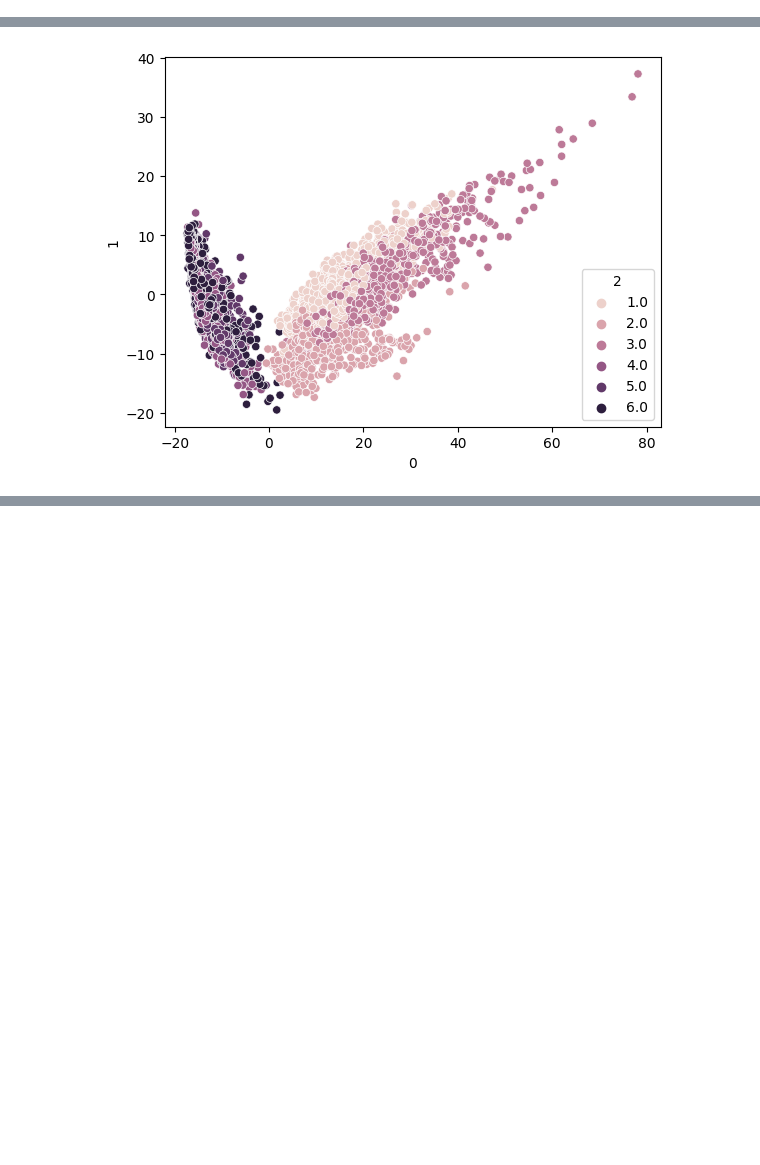
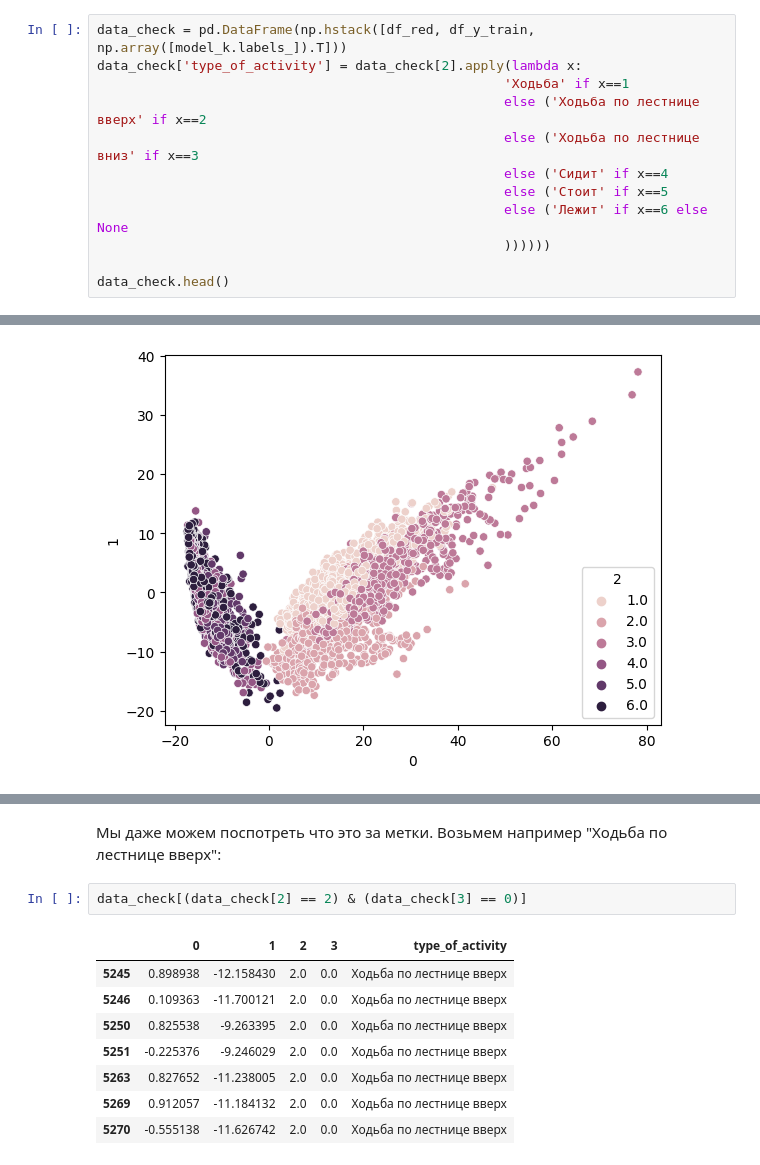
Before and after one commit to W1llAnn/1tdata-homework, a Jupyter notebook: 2.5 - homework PRO.ipynb, the cells around one changed output, grey strips where cells are left out. Cells and saved outputs as stored; diff of their text form; blank space fills up the shorter version.

```diff
--- a/2.5 - homework PRO.ipynb
+++ b/2.5 - homework PRO.ipynb
@@ -283,0 +278,12 @@ array([5., 4., 6., 1., 3., 2.])
+# %%
+data_check = pd.DataFrame(np.hstack([df_red, df_y_train, np.array([model_k.labels_]).T]))
+data_check['type_of_activity'] = data_check[2].apply(lambda x:
+                                                    'Ходьба' if x==1
+                                                    else ('Ходьба по лестнице вверх' if x==2
+                                                    else ('Ходьба по лестнице вниз' if x==3
+                                                    else ('Сидит' if x==4
+                                                    else ('Стоит' if x==5
+                                                    else ('Лежит' if x==6 else None
+                                                    ))))))
+
+data_check.head()
@@ -292,0 +323,13 @@ sns.scatterplot(data=data_check, x=data_check[0], y=data_check[1], hue=data_chec
+# %% [markdown]
+Мы даже можем поспотреть что это за метки. Возьмем например "Ходьба по лестнице вверх":
+# %%
+data_check[(data_check[2] == 2) & (data_check[3] == 0)]
+# %% [output]
+|  | 0 | 1 | 2 | 3 | type_of_activity |
+| 5245 | 0.898938 | -12.158430 | 2.0 | 0.0 | Ходьба по лестнице вверх |
+| 5246 | 0.109363 | -11.700121 | 2.0 | 0.0 | Ходьба по лестнице вверх |
+| 5250 | 0.825538 | -9.263395 | 2.0 | 0.0 | Ходьба по лестнице вверх |
+| 5251 | -0.225376 | -9.246029 | 2.0 | 0.0 | Ходьба по лестнице вверх |
+| 5263 | 0.827652 | -11.238005 | 2.0 | 0.0 | Ходьба по лестнице вверх |
+| 5269 | 0.912057 | -11.184132 | 2.0 | 0.0 | Ходьба по лестнице вверх |
+| 5270 | -0.555138 | -11.626742 | 2.0 | 0.0 | Ходьба по лестнице вверх |
```
Also changed, not shown: parts of 13 cells of this notebook, 1 other file.
